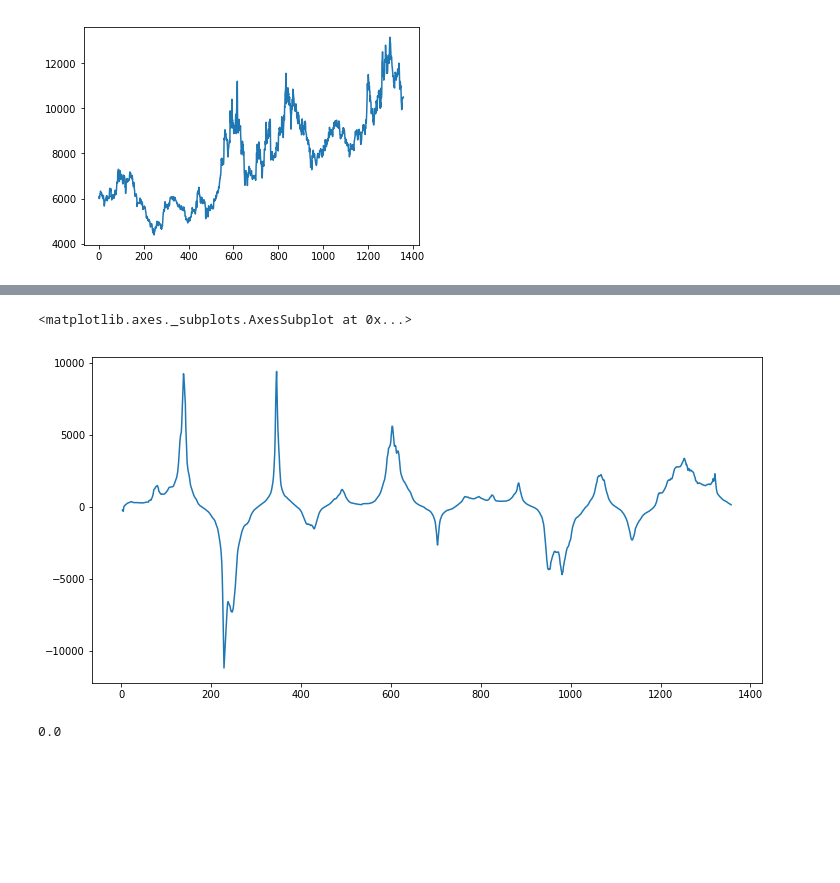
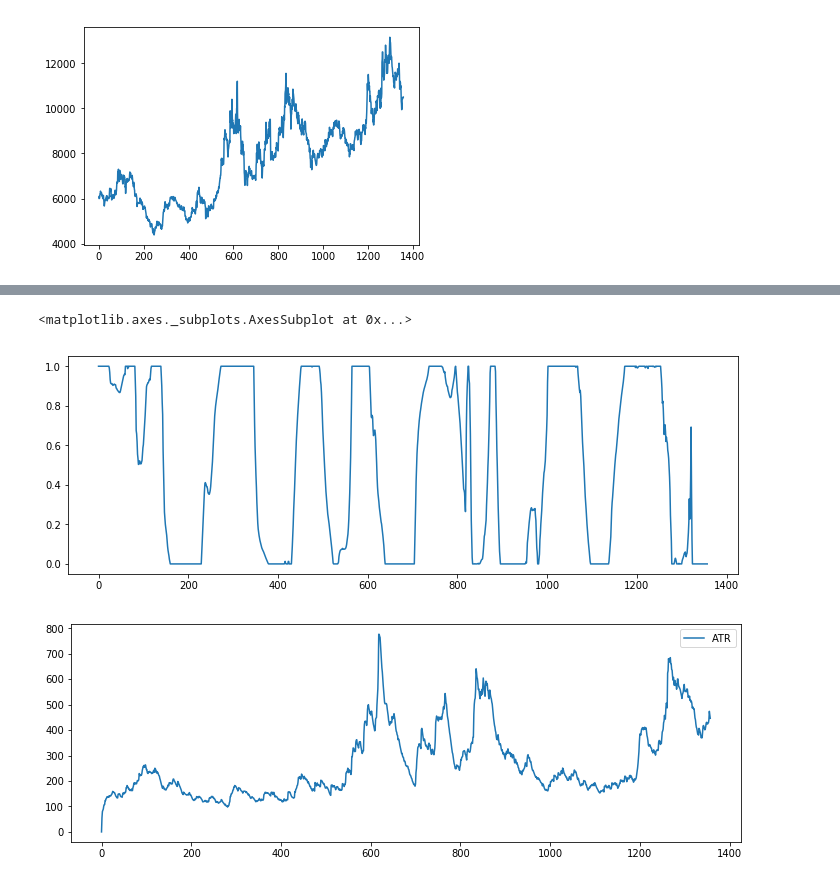
Before and after one commit to hyemin9403/keyst_notebooks, a Jupyter notebook: 리스크관리툴.ipynb, the cells around one changed output, grey strips where cells are left out. Drawn from its saved outputs; the diff is of its cells as text; code cells hidden in the pictures; blank space fills up the shorter version.

```diff
--- a/리스크관리툴.ipynb
+++ b/리스크관리툴.ipynb
@@ -223,9 +368,9 @@ print(kelly)
+# %%
+p_1 = p.shift(1).fillna(p[0])
+rt = (p - p_1)/p_1
+kelly = kelly_criterion(rt, kp_ret, 60)
 # %%
-kelly['Kelly Criterion'].plot()
+kelly.plot()
 # %% [output]
 <matplotlib.axes._subplots.AxesSubplot at 0x...>
-[figure, old version]
+[figure, new version]
-# %%
-kelly['']
-# %% [output]
-0.0
@@ -231,0 +397,4 @@ kelly['']
+# %%
+atr = atr(full_df)
+# %% [output]
+[figure, added]
```
Also changed, not shown: parts of 11 cells of this notebook.
